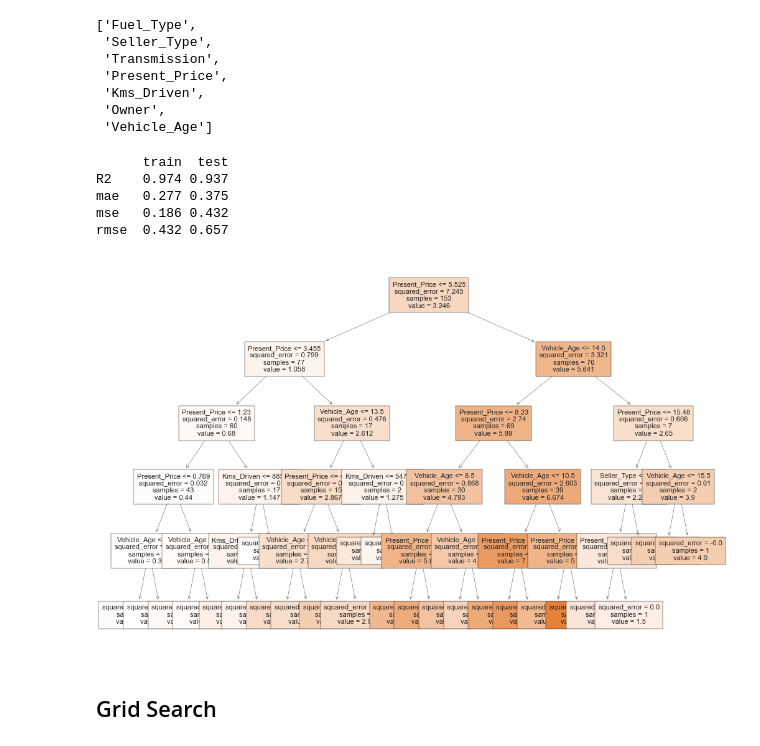
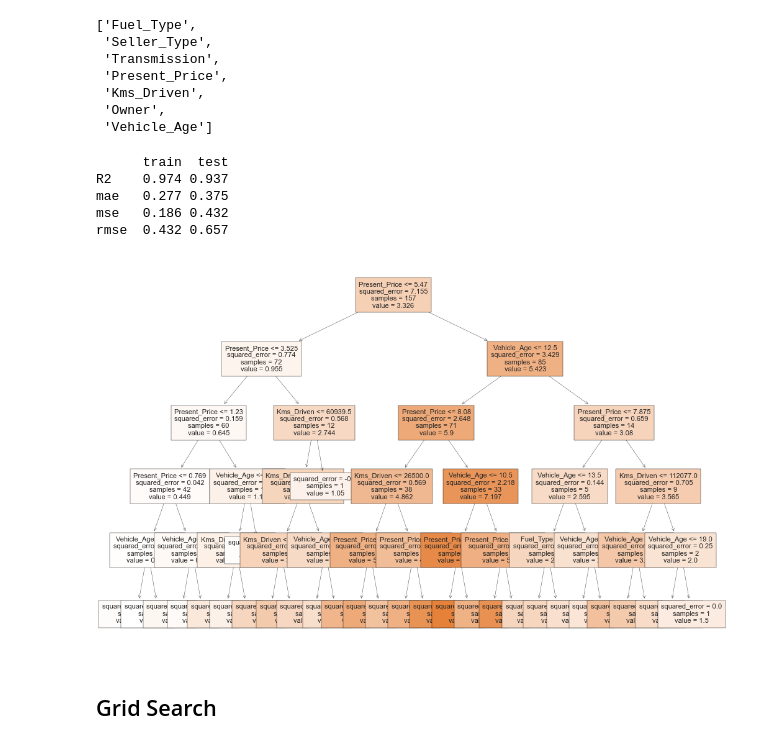
Before and after one commit to ayaramis/DataScience, a Jupyter notebook: Random_Forest/ML_Random Forests Regression 05.03.24 InClass.ipynb, the cells around one changed output. Saved outputs shown, nothing was run; the diff lists cells and outputs as text; code cells hidden in the pictures.

```diff
--- a/Random_Forest/ML_Random Forests Regression 05.03.24 InClass.ipynb
+++ b/Random_Forest/ML_Random Forests Regression 05.03.24 InClass.ipynb
@@ -675,35 +675,35 @@ RF_model = RandomForestRegressor(n_estimators=123, max_depth=5, random_state=1)
 operations = [("OrdinalEncoder", column_trans), ("RF_model", RF_model)]
 
 pruned_tree = Pipeline(steps=operations)
 pruned_tree.fit(X_train,y_train)
 
-report_model(pruned_tree, 11)
+report_model(pruned_tree, 55)
 
 # clasificationdan;
 # 1.farkı criterion='squared_error'dür. Hatırlarsanız clasification da bu hyper_parametre gini, entropy veya
 # log_loss oluyordu. Regressionda criterion= "squared_error",  "absolute_error", "poisson" değerlerinden birini alabiliyor.
 # Ama genellikle model en iyi sonuçları "squared_error"da aldığı için default olarak bu değer kullanılıyor.
 
 # 2. farkı max_feature classification'da default olarak sqrt iken regressionda 1.0'dır. Yani tüm featurları kullanır.
 
 # squared error, mean squared error'ü temsil ediyor.Bir yaprağın errorünün 0 olması o yaparağa düşen tüm arabaların aynı fiyatta
 # olduğunu gösterirken 0'a yakın bir değer olması fiyatları biribirine çok yakın arabalar olduğunu gösterir Yüksek bir error
 # değeri ise o yaprağa fiyatları biribirinden çok alakasız arabaların düştüğünü gösterir.
 
 # samples ilgili yapraktaki toplam gözlem sayısını gösterir. (boostrap metoduna göre train datasındaki gözlemlerin
 # yaklaşık 2/3'üdür)
 
 # value ilgili yapraktaki gözlemlerin ortalama fiyatını gösterir.
 
 # predict ettiğimiz bir gözlem hangi yaprağa düşerse o yapraktaki mean value değeri arabanın model tarafından tahmin edilen değeri
 # olur.
 # %% [output]
       train  test
 R2    0.974 0.937
 mae   0.277 0.375
 mse   0.186 0.432
 rmse  0.432 0.657
-[figure, old version]
+[figure, new version]
 # %% [markdown]
 ## Grid Search
 # %% [markdown]
```
Also changed, not shown: parts of 30 cells of this notebook.
